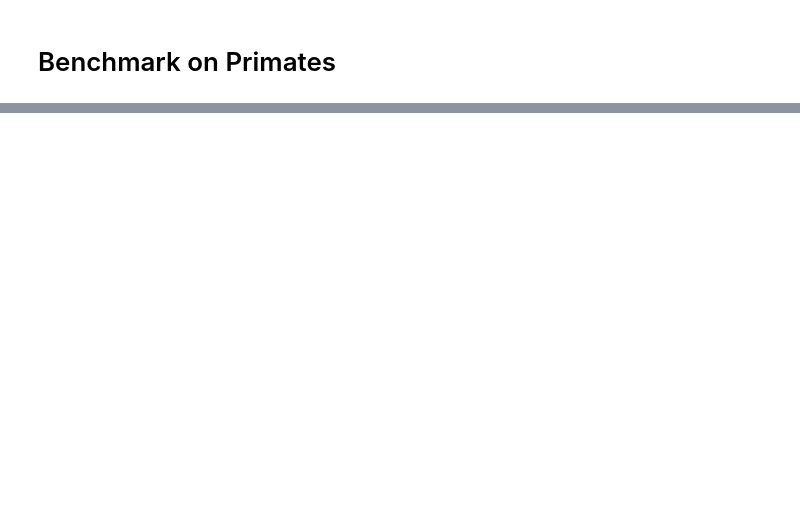
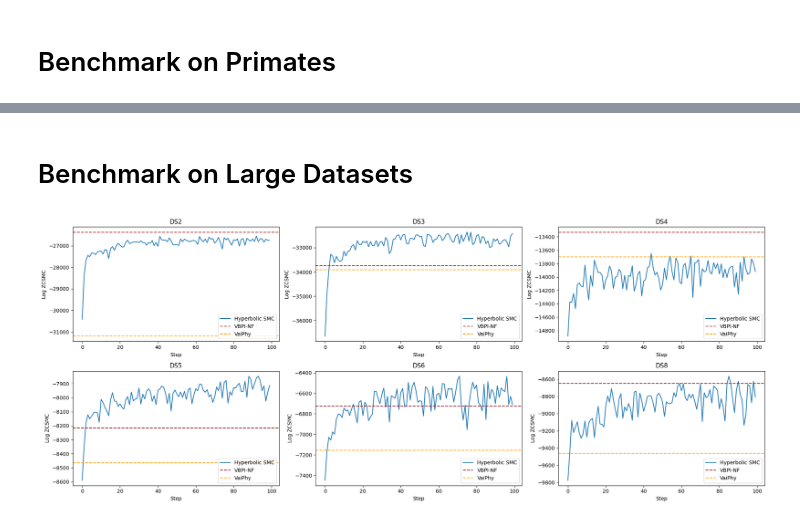
Before and after one commit to axchen7/vcsmc, a Jupyter notebook: iclr_figures/plots.ipynb, the cells around one changed output, grey strips where cells are left out. Saved outputs shown, nothing was run; the diff lists cells and outputs as text; code cells hidden in the pictures; blank space fills up the shorter version.

```diff
--- a/iclr_figures/plots.ipynb
+++ b/iclr_figures/plots.ipynb
@@ -152,0 +143,42 @@ plt.show()
+# %% [markdown]
+# Benchmark on Large Datasets
+# %%
+# ds -> (VBPI-NF, VaiPhy)
+other_scores = {
+    "DS2": (-26367.70, -31203.44),
+    "DS3": (-33735.09, -33911.13),
+    "DS4": (-13329.93, -13700.86),
+    "DS5": (-8214.61, -8464.77),
+    "DS6": (-6724.36, -7157.84),
+    "DS8": (-8650.49, -9462.21),
+}
+
+df = pd.read_csv(f"{data_dir}/large_benchmarks.csv")
+
+# Create a figure with 2 rows and 3 columns
+fig, axes = plt.subplots(nrows=2, ncols=3, figsize=(20, 8))
+
+datasets = ["DS2", "DS3", "DS4", "DS5", "DS6", "DS8"]
+
+for i, ds in enumerate(datasets):
+    ax = axes[i // 3, i % 3]  # type: ignore
+    ax.plot(df["Step"], df[f"{ds}-phase1 - Log ZCSMC"], label="Hyperbolic SMC")
+
+    # Add horizontal dashed line for other methods results
+    ax.axhline(y=other_scores[ds][0], color="brown", linestyle="--", label="VBPI-NF")
+    ax.axhline(y=other_scores[ds][1], color="orange", linestyle="--", label="VaiPhy")
+
+    # Add labels and title
+    ax.set_xlabel("Step")
+    ax.set_ylabel("Log ZCSMC")
+    ax.set_title(ds)
+    ax.legend(loc="lower right")
+
+# Adjust layout
+plt.tight_layout()
+
+# Show the plot
+plt.savefig("output/large_benchmarks.pdf")
+plt.show()
+# %% [output]
+[figure, added]
```
Also changed, not shown: parts of 5 cells of this notebook.
